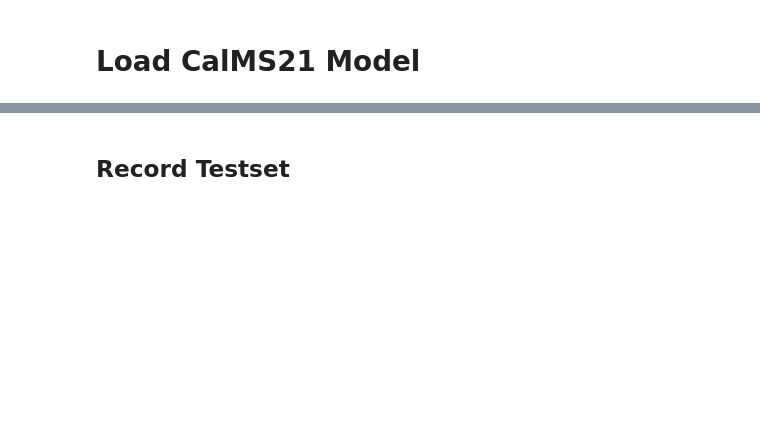
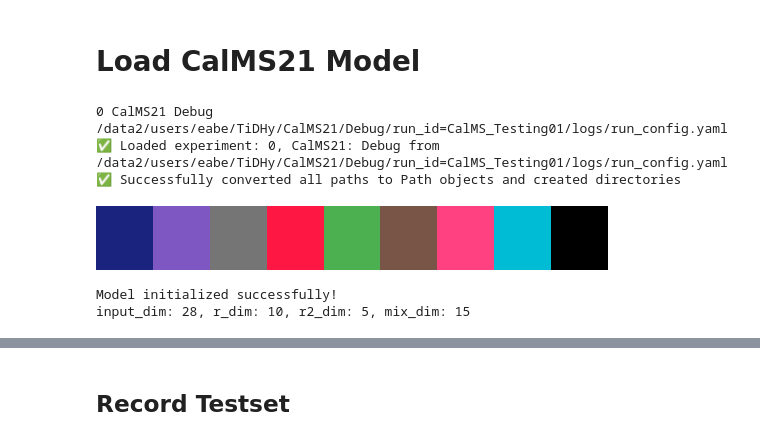
Before and after one commit to elliottabe/TiDHy, a Jupyter notebook: TiDHy_Figures_revision01.ipynb, the cells around one changed output, grey strips where cells are left out. Cells and saved outputs as stored; diff of their text form; code cells hidden in the pictures; blank space fills up the shorter version.

```diff
--- a/TiDHy_Figures_revision01.ipynb
+++ b/TiDHy_Figures_revision01.ipynb
@@ -1021,14 +1275,0 @@ for n,conf in enumerate(configs):
-# %%
-n = 1
-default_model_config = '/home/eabe/Research/MyRepos/HyperNets/conf/dataset/model/default_model.yaml'
-params = OmegaConf.load(default_model_config)
-cfg_path =configs[n]# Path('/data/users/eabe/hypernets/SLDS/DPC_SLDS/TestingNoTempLearning/mix_dim=15/config.yaml')
-cfg = OmegaConf.load(cfg_path)
-for k in cfg.paths.keys():
-    cfg.paths[k] = Path(cfg.paths[k])
-    cfg.paths[k].mkdir(parents=True, exist_ok=True)
-params_curr = cfg.dataset.model
-cfg.dataset.model = OmegaConf.merge(params, params_curr)
-cfg.dataset.train.normalize_obs = False
-cfg.model.batch_converge=False
-cfg.model.Orth_alpha_spat = 0
@@ -1567,20 +1896,51 @@ ax.tick_params(axis='x', labelsize=fontsize-2)
 fig.savefig(cfg.paths.fig_dir/'{}_Fig4.pdf'.format(nfig),dpi=300,transparent=True)
 # %% [markdown]
 # Load CalMS21 Model
+# %%
+dataset = 'CalMS21'
+version = 'Debug'
+# base_dir = Path(f'/gscratch/portia/eabe/biomech_model/Flybody/{dataset}/{version}')
+base_dir = Path(f'/data2/users/eabe/TiDHy/{dataset}/{version}')
+run_cfg_list = natsorted(list(Path(base_dir).rglob('run_config.yaml')))
+for n, run_cfg in enumerate(run_cfg_list):
+    temp = OmegaConf.load(run_cfg)
+    print(n, temp.dataset.name, temp.version, run_cfg)
+
+# ###### Load and update config with specified paths template ######
+cfg_num = 0#7 #22 #2 #8
+
+# NEW APPROACH: Load config and replace paths using workstation.yaml template
+cfg = load_config_and_override_paths(
+    config_path=run_cfg_list[cfg_num],
+    new_paths_template="workstation",    # Use workstation.yaml for local paths
+    config_dir=Path.cwd().parent / "configs",
+)
+
+print(f'✅ Loaded experiment: {cfg_num}, {cfg.dataset.name}: {cfg.version} from {run_cfg_list[cfg_num]}')
+
+# Convert string paths to Path objects and create directories
+cfg.paths = convert_dict_to_path(cfg.paths)
+print("✅ Successfully converted all paths to Path objects and created directories")
+# %% [output]
+0 CalMS21 Debug /data2/users/eabe/TiDHy/CalMS21/Debug/run_id=CalMS_Testing01/logs/run_config.yaml
+✅ Loaded experiment: 0, CalMS21: Debug from /data2/users/eabe/TiDHy/CalMS21/Debug/run_id=CalMS_Testing01/logs/run_config.yaml
+✅ Successfully converted all paths to Path objects and created directories
 # %%
 import matplotlib.gridspec as gridspec
 fontsize=13
 
 clrs = np.array(['#1A237E','#7E57C2','#757575','#BDBDBD','#4CAF50','#FF9800','#795548','#FF4081','#00BCD4','#FF1744','#FFFFFF','#000000'])
-sys_clrs = ['#E3A19F','#E3BE53','#708090','#90CCA9','#B7522E','#B0E0E6','#A89AC2','#556B2F','#FF6F61','#87CEEB','#FFDAB9','#40E0D0']
+sys_clrs = ['#E3A19F','#E3BE53',"#32373B",'#90CCA9','#B7522E','#B0E0E6','#A89AC2','#556B2F','#FF6F61','#87CEEB','#FFDAB9','#40E0D0']
 cmap_sys = ListedColormap(sys_clrs)
 clr_ind =[2,2,8,8,9,9]
 # clr2 = [sys_clrs[clr_ind[n]] for n in range(len(clr_ind))]
 clr_ind3 = [2,8,9]
 clr2b = [sys_clrs[clr_ind3[n]] for n in range(len(clr_ind3))]
 
 clrs_b = clrs[[0,1,2,9,4,6,7,8,11]]
 cmap = ListedColormap(clrs)
 cmap_b = ListedColormap(clrs_b)
 cmap
 cmap_b
+# %% [output]
+[figure, added]
@@ -1647,0 +1952,24 @@ seq_len
+# %%
+# Create RNG
+rngs = nnx.Rngs(0)
+
+# Get model params as dict and unpack directly
+model_params = OmegaConf.to_container(cfg.model, resolve=True)
+# model_params.pop('batch_converge')
+model_params['input_dim'] = inputs_train.shape[-1]
+# model_params['show_inf_progress'] = False
+# model_params['max_iter'] = 1000
+# model_params['lr_r'] = 7.5e-3
+# model_params['lr_r2'] = 7.5e-3
+
+
+model = TiDHy(**model_params, rngs=rngs)
+model.l0= jnp.zeros(3)
+model.loss_weights = jnp.array([1.0, 1.0, 1.0])
+print(f"\nModel initialized successfully!")
+print(f"input_dim: {model.input_dim}, r_dim: {model.r_dim}, r2_dim: {model.r2_dim}, mix_dim: {model.mix_dim}")
+jit_model = jax.jit(model)
+# out = jit_model(inputs_train)
+# %% [output]
+Model initialized successfully!
+input_dim: 28, r_dim: 10, r2_dim: 5, mix_dim: 15
```
Also changed, not shown: parts of 84 cells of this notebook, 48 other files.
